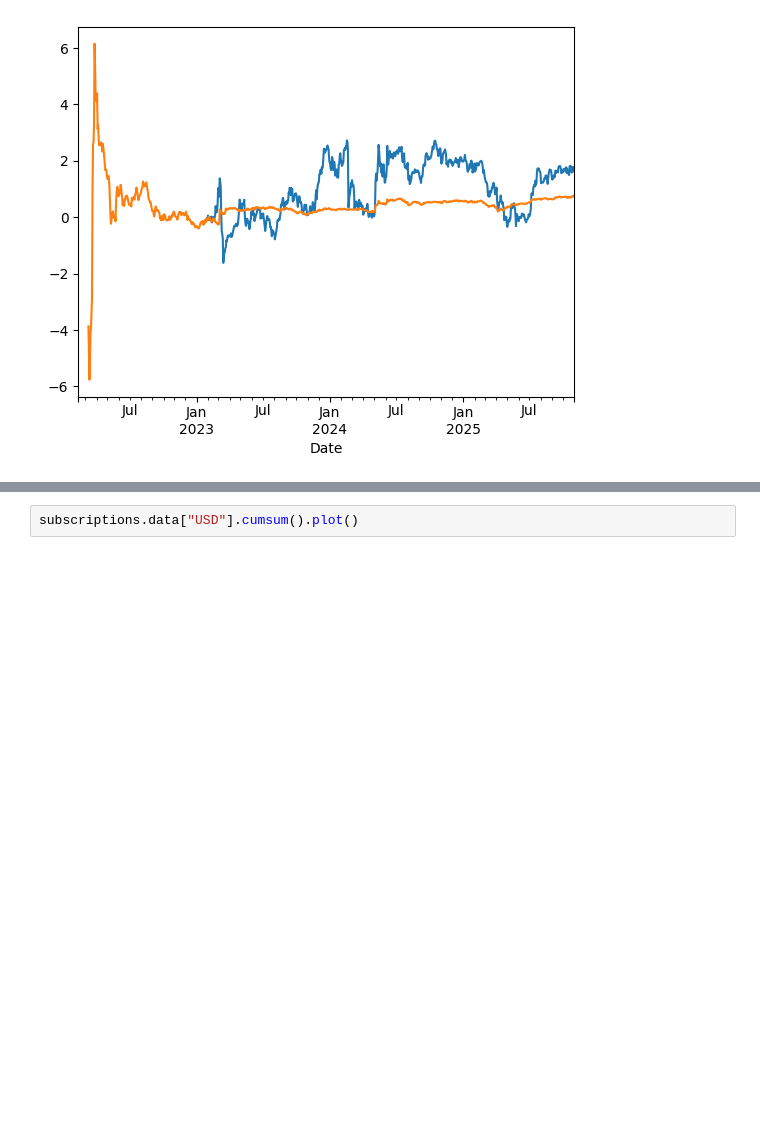
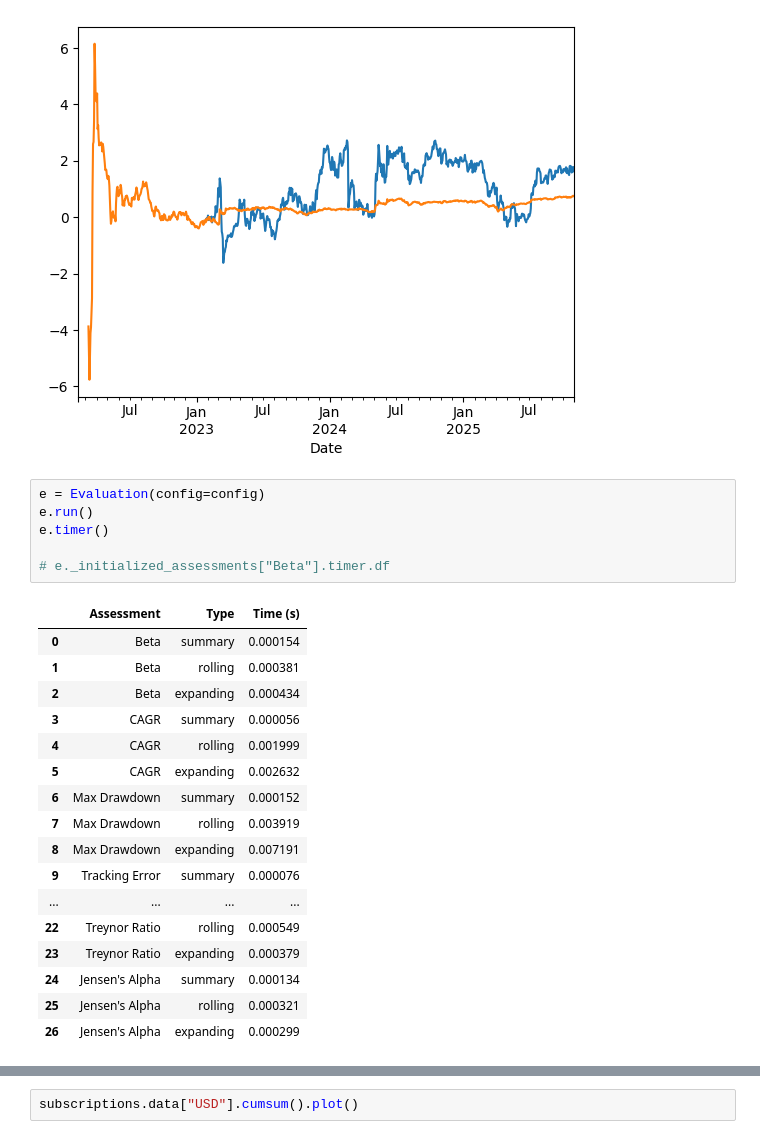
Before and after one commit to abirchLBG/Portfolio, a Jupyter notebook: poc.ipynb, the cells around one changed output, grey strips where cells are left out. Cells and saved outputs as stored; diff of their text form; blank space fills up the shorter version.

```diff
--- a/poc.ipynb
+++ b/poc.ipynb
@@ -295,6 +396,30 @@ sortino_ratio.expanding().plot()
 # %% [output]
 <Axes: xlabel='Date'>
 [figure]
+# %%
+e = Evaluation(config=config)
+e.run()
+e.timer()
+
+# e._initialized_assessments["Beta"].timer.df
+# %% [output]
+|  | Assessment | Type | Time (s) |
+| 0 | Beta | summary | 0.000154 |
+| 1 | Beta | rolling | 0.000381 |
+| 2 | Beta | expanding | 0.000434 |
+| 3 | CAGR | summary | 0.000056 |
+| 4 | CAGR | rolling | 0.001999 |
+| 5 | CAGR | expanding | 0.002632 |
+| 6 | Max Drawdown | summary | 0.000152 |
+| 7 | Max Drawdown | rolling | 0.003919 |
+| 8 | Max Drawdown | expanding | 0.007191 |
+| 9 | Tracking Error | summary | 0.000076 |
+| ... | ... | ... | ... |
+| 22 | Treynor Ratio | rolling | 0.000549 |
+| 23 | Treynor Ratio | expanding | 0.000379 |
+| 24 | Jensen's Alpha | summary | 0.000134 |
+| 25 | Jensen's Alpha | rolling | 0.000321 |
+| 26 | Jensen's Alpha | expanding | 0.000299 |
 # %%
 from src.assessments.beta import Beta
 
```
Also changed, not shown: parts of 25 cells of this notebook, 25 other files.
